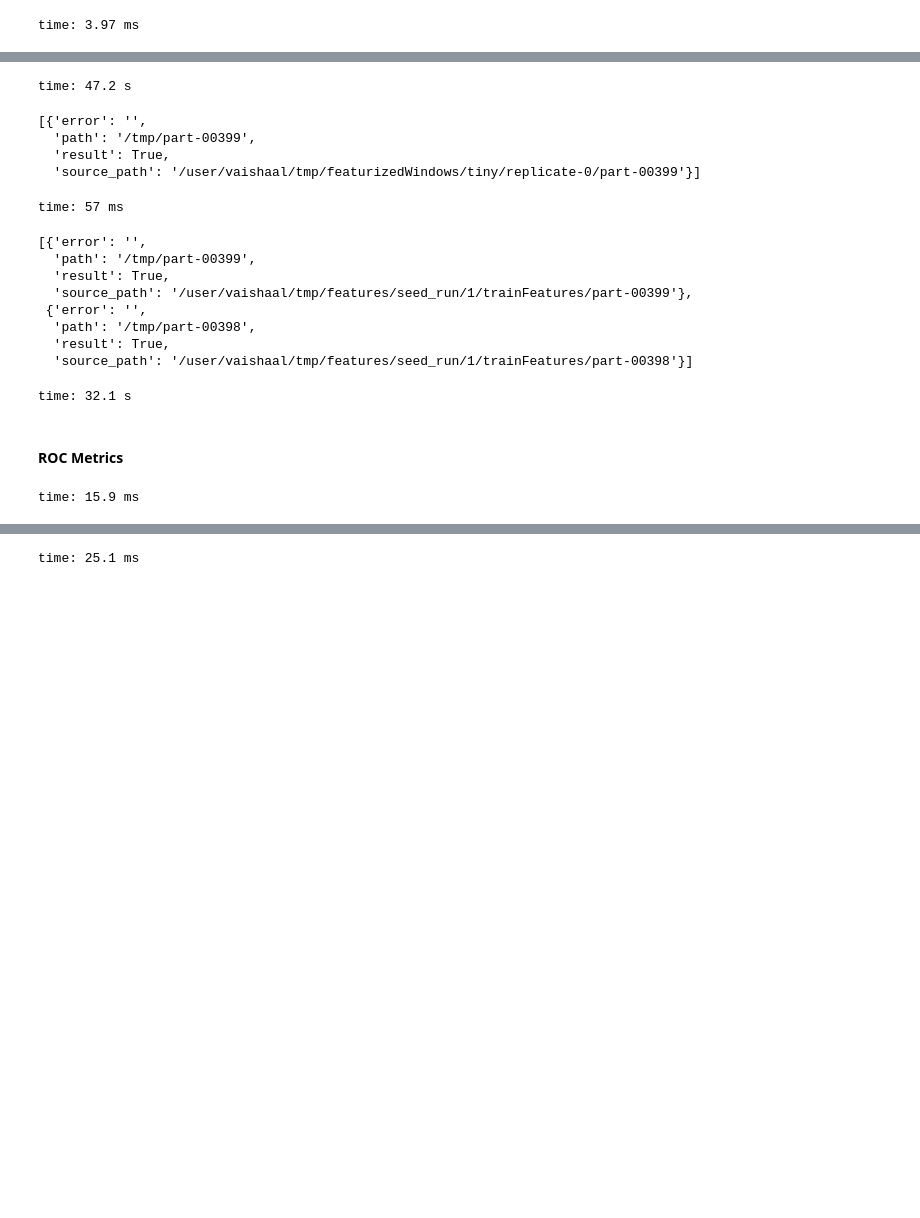
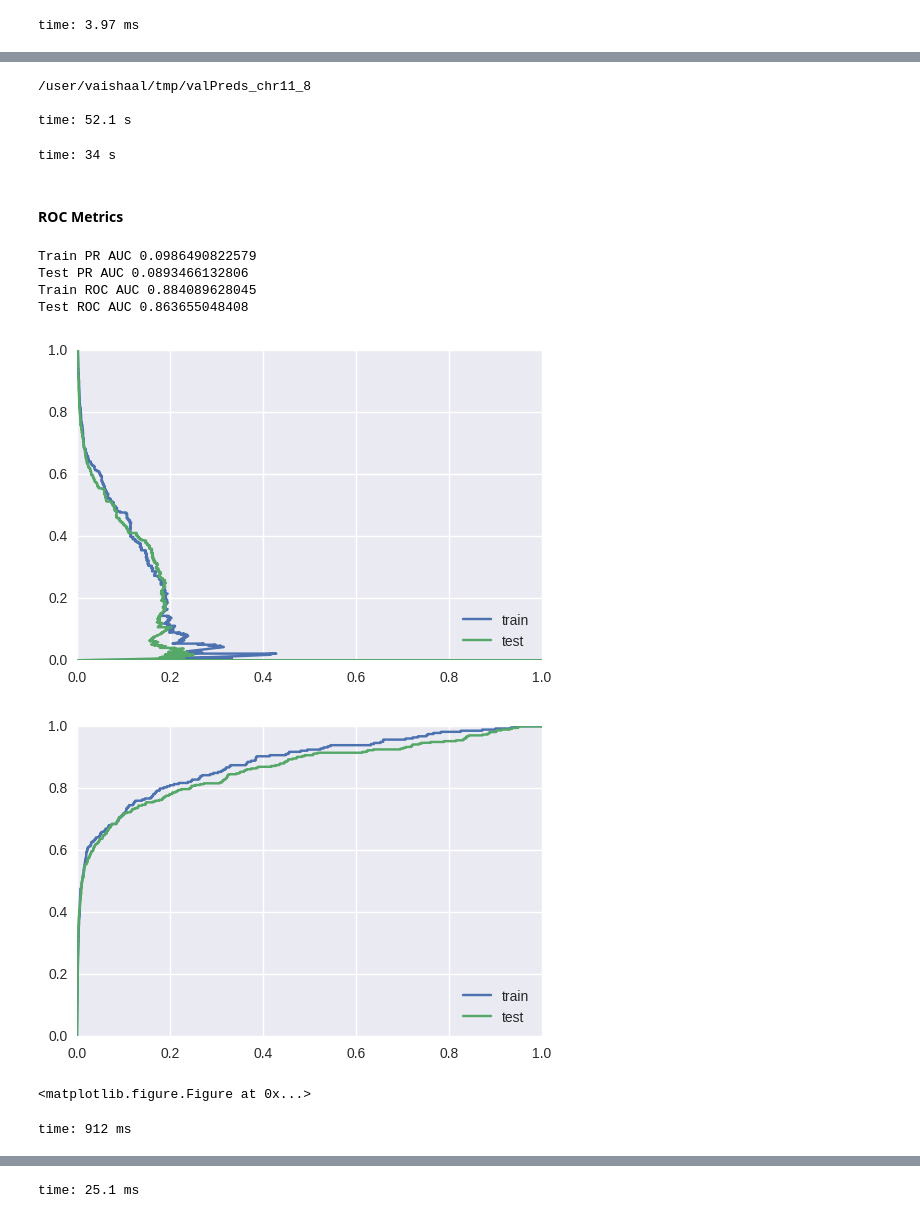
Before and after one commit to akmorrow13/endive, a Jupyter notebook: python/run-kitchensinks-featurize-only.ipynb, the cells around one changed output, grey strips where cells are left out. Cells and saved outputs as stored; diff of their text form; code cells hidden in the pictures; blank space fills up the shorter version.

Commit message:
Train-Val-Test flow seems to work!

```diff
--- a/python/run-kitchensinks-featurize-only.ipynb
+++ b/python/run-kitchensinks-featurize-only.ipynb
@@ -55,7 +81,7 @@ time: 3.97 ms
 # %%
 # this is where the magic happens
 results = []
-for seed in range(1):
+for seed in range(2):
         res = run_kitchensink_featurize_pipeline(EGR1_PATH,
                            "/tmp/filters.csv",
                            logpath,
@@ -73,51 +100,45 @@ time: 2min 39s
 # %%
 res = run_solver_pipeline("/user/vaishaal/tmp/featurizedWindows/tiny/replicate-0",
                            logpath,
+                           hdfsclient,
                            executor_mem=executor_mem,
                            num_executors=num_executors,
-                           testCellTypes=[8],
-                           testChromosomes=["chr11"],
-                           testDuringSolve=True)
+                           valCellTypes=[8],
+                           valChromosomes=["chr10"],
+                           valDuringSolve=True)
 # %% [output]
-time: 47.2 s
+/user/vaishaal/tmp/valPreds_chr11_8
+
+time: 52.1 s
 # %%
-list(hdfsclient.copyToLocal(["/user/vaishaal/tmp/featurizedWindows/tiny/replicate-0/"], "/tmp/part-00399"))
+test_preds = run_test_pipeline("/user/vaishaal/tmp/featurizedWindows/tiny/replicate-1",
+                                logpath,
+                                hdfsclient)
 # %% [output]
-[{'error': '',
-  'path': '/tmp/part-00399',
-  'result': True,
-  'source_path': '/user/vaishaal/tmp/featurizedWindows/tiny/replicate-0/part-00399'}]
+time: 34 s
-time: 57 ms
-# %%
-list(hdfsclient.copyToLocal(["/user/vaishaal/tmp/features/seed_run/1/trainFeatures/part-00399", "/user/vaishaal/tmp/features/seed_run/1/trainFeatures/part-00398"], "/tmp/"))
-# %% [output]
-[{'error': '',
-  'path': '/tmp/part-00399',
-  'result': True,
-  'source_path': '/user/vaishaal/tmp/features/seed_run/1/trainFeatures/part-00399'},
- {'error': '',
-  'path': '/tmp/part-00398',
-  'result': True,
-  'source_path': '/user/vaishaal/tmp/features/seed_run/1/trainFeatures/part-00398'}]
-time: 32.1 s
 # %% [markdown]
 #### ROC Metrics
-# %%
-df_base = []
-for i,res in enumerate(results):
-    ((y_train, y_train_pred), (y_test, y_test_pred)) = res
-    result = {}
-    sys.stdout = notebook_stdout
-    sys.stderr = notebook_stderr
-    train_roc_auc = metrics.roc_auc_score(y_train, y_train_pred)
-    test_roc_auc = metrics.roc_auc_score(y_test, y_test_pred)
-    train_pr_auc = metrics.average_precision_score(y_train, y_train_pred)
-    test_pr_auc = metrics.average_precision_score(y_test, y_test_pred)
-    result['train_roc'] = train_roc_auc
-    result['test_roc'] = test_roc_auc
-    result['train_pr'] = train_pr_auc
-    result['test_pr'] = test_pr_auc
-    result['seed'] = i
-    df_base.append(result)
-# %% [output]
-time: 15.9 ms
+# %%
+sys.stdout = notebook_stdout
+sys.stderr = notebook_stderr
+train_preds, val_preds = res
+y_train = train_preds[:, 0]
+y_train_pred = train_preds[:, 1]
+
+y_test_full = test_preds[:, 0]
+y_test_pred_full = test_preds[:, 1]
+y_test = y_test_full[np.where(y_test_full >= 0)]
+y_test_pred = y_test_pred_full[np.where(y_test_full >= 0)]
+
+
+pr_result(y_train, y_test, y_train_pred, y_test_pred)
+roc_result(y_train, y_test, y_train_pred, y_test_pred)
+# %% [output]
+Train PR AUC 0.0986490822579
+Test PR AUC 0.0893466132806
+Train ROC AUC 0.884089628045
+Test ROC AUC 0.863655048408
+[figure, added]
+[figure, added]
+<matplotlib.figure.Figure at 0x...>
+time: 912 ms
```
Also changed, not shown: parts of 7 cells of this notebook, 5 other files.
